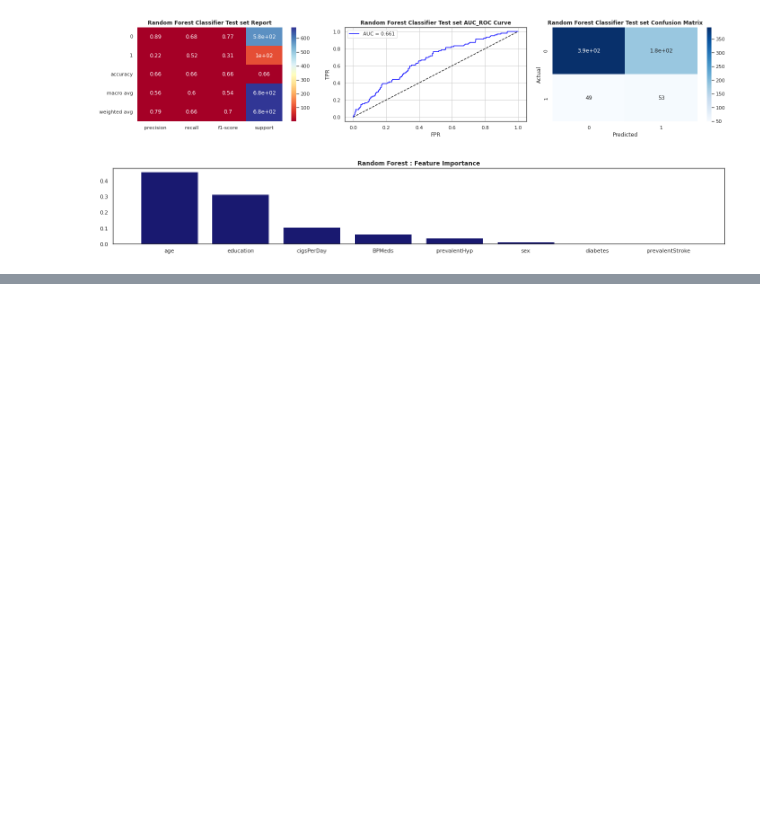
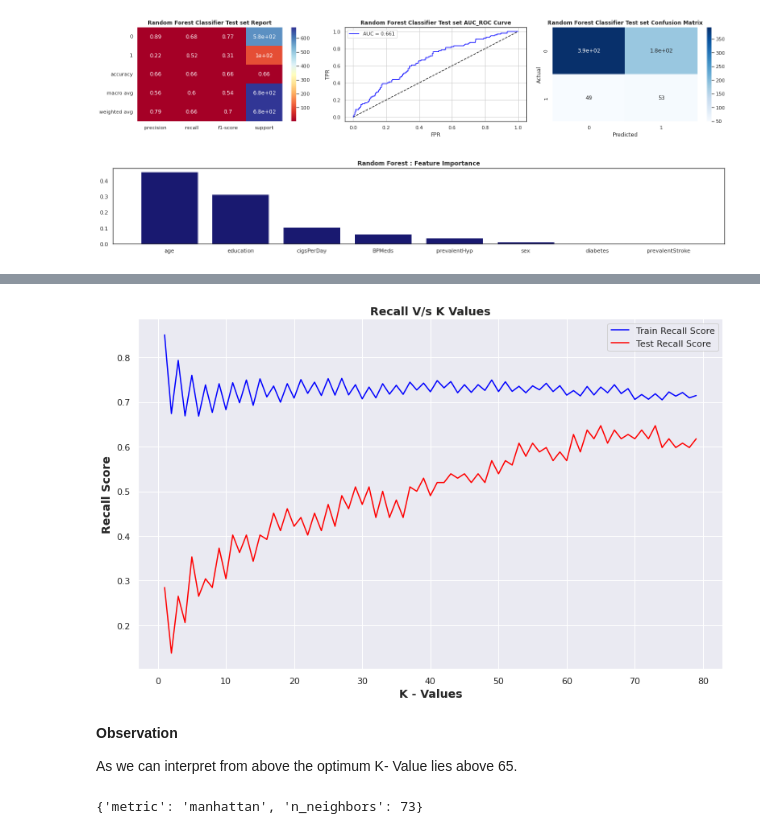
Before and after one commit to Amit-Singh-Rajput/Cardiovascular-Risk-Prediction, a Jupyter notebook: Cardiovascular_Risk_Prediction_Solution.ipynb, the cells around one changed output, grey strips where cells are left out. Drawn from its saved outputs; the diff is of its cells as text; code cells hidden in the pictures; blank space fills up the shorter version.

```diff
--- a/Cardiovascular_Risk_Prediction_Solution.ipynb
+++ b/Cardiovascular_Risk_Prediction_Solution.ipynb
@@ -1128,0 +1309,51 @@ plt.show()
+# %%
+#Getting the optimum k value
+plt.figure(figsize = (13,8))
+sns.set(style = 'darkgrid')
+knn_test = []
+knn_train = []
+for k in range(1,80) :
+  knn = KNeighborsClassifier(n_neighbors = k)
+  knn.fit(X_st_scale, y_smotetomek)
+  knn_train_pred = knn.predict(X_st_scale)
+  knn_train_recall = recall_score(y_smotetomek, knn_train_pred)
+  knn_test_pred = knn.predict(X_test_scale)
+  knn_test_recall = recall_score(y_test, knn_test_pred)
+  knn_test.append(knn_test_recall)
+  knn_train.append(knn_train_recall)
+
+#Plotting Recall V/s K Values
+x1 = range (1,80)
+y1 = knn_train
+y2 = knn_test
+plt.plot(x1,y1, label = 'Train Recall Score', color = 'blue')
+plt.plot(x1,y2, label = 'Test Recall Score', color = 'red')
+plt.title ('Recall V/s K Values', weight = 'bold', fontsize = 14)
+plt.xlabel('K - Values', weight = 'bold', fontsize = 14)
+plt.ylabel('Recall Score', weight = 'bold', fontsize = 14)
+plt.legend()
+plt.show()
+# %% [output]
+[figure, added]
+# %% [markdown]
+**Observation**
+
+As we can interpret from above the optimum K- Value lies above 65.
+# %%
+#Hyperparameter Tuning
+grid5 = {'n_neighbors' : range(60,80),
+         'metric' : ['minkowski', 'euclidean', 'manhattan']}
+
+#Defining Scoring
+scoring = make_scorer(f1_score, pos_label = 1)
+
+#Gridsearch to find best parameters
+knng = GridSearchCV(knn , param_grid = grid5, cv = 5, scoring = scoring)
+
+#Training the classifier
+knng.fit(X_st_scale, y_smotetomek)
+
+#Let's see the best parameters after applying gridsearch
+knng.best_params_
+# %% [output]
+{'metric': 'manhattan', 'n_neighbors': 73}
```
Also changed, not shown: parts of 29 cells of this notebook.
